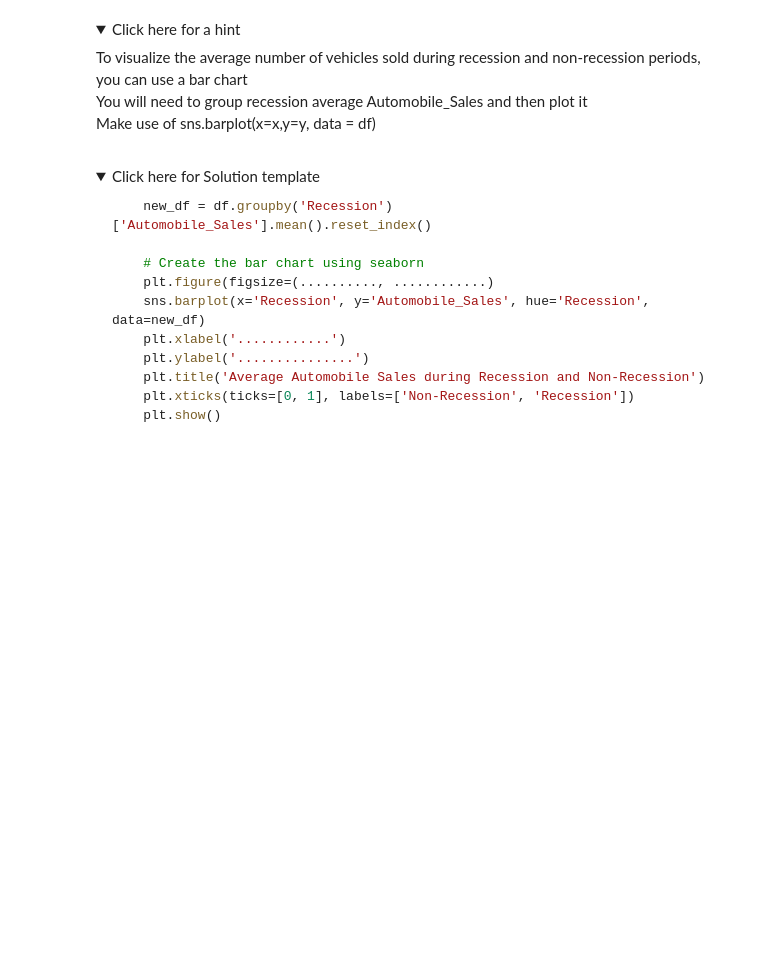
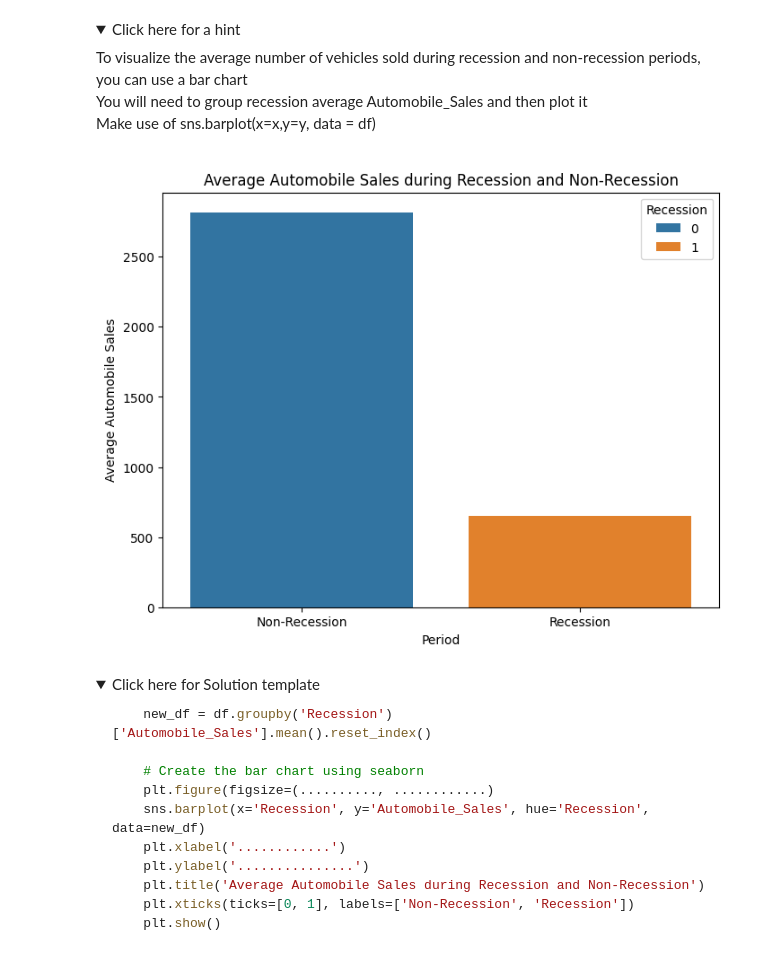
Before and after one commit to YaaseenK/-IBM_Data_Analyst_Full_Course, a Jupyter notebook: 05_Data Visualization with Python/module5/DV0101EN-Final-Assignment-Part1-v2.ipynb, the cells around one changed output. Cells and saved outputs as stored; diff of their text form; code cells hidden in the pictures; folded sections open; blank space fills up the shorter version.

```diff
--- a/05_Data Visualization with Python/module5/DV0101EN-Final-Assignment-Part1-v2.ipynb
+++ b/05_Data Visualization with Python/module5/DV0101EN-Final-Assignment-Part1-v2.ipynb
@@ -303,6 +403,24 @@ Save this plot as "Line_Plot_2.png"</span><br>
         <br> You will need to group recession average Automobile_Sales and then plot it<br>
     Make use of sns.barplot(x=x,y=y, data = df)</p>
 </details>
+# %%
+import seaborn as sns
+import matplotlib.pyplot as plt
+
+# Calculate average automobile sales grouped by Recession (0 = Non-Recession, 1 = Recession)
+new_df = df.groupby('Recession')['Automobile_Sales'].mean().reset_index()
+
+# Create the bar chart using seaborn
+plt.figure(figsize=(8, 6))
+sns.barplot(x='Recession', y='Automobile_Sales', hue='Recession', data=new_df)
+
+plt.xlabel('Period')
+plt.ylabel('Average Automobile Sales')
+plt.title('Average Automobile Sales during Recession and Non-Recession')
+plt.xticks(ticks=[0, 1], labels=['Non-Recession', 'Recession'])
+plt.show()
+# %% [output]
+[figure, added]
 # %% [markdown]
 <details>
     <summary>Click here for Solution template</summary>
```
Also changed, not shown: parts of 17 cells of this notebook, 2 other files.
